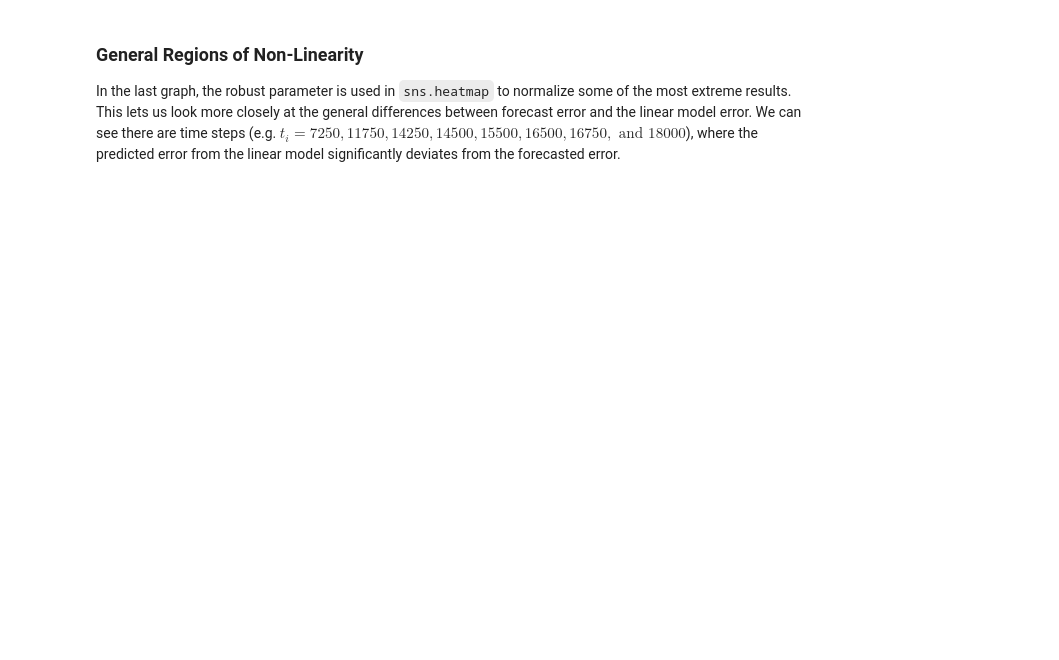
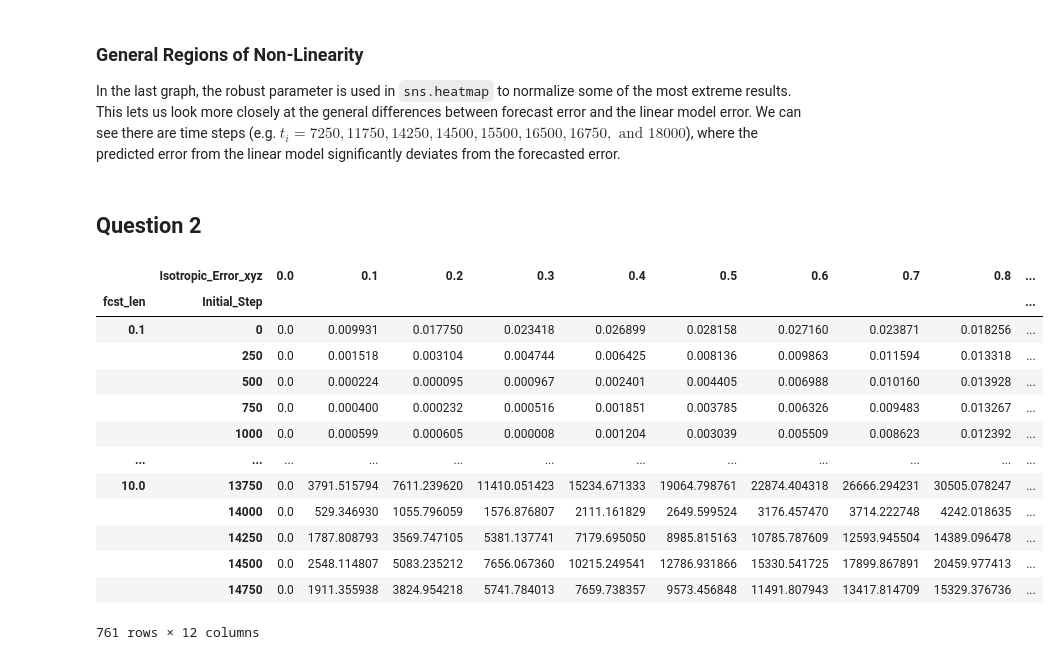
Before and after one commit to AidanJanney/ATOC4500_F24, a Jupyter notebook: Project_1/Project_1.ipynb, the cells around one changed output. Saved outputs shown, nothing was run; the diff lists cells and outputs as text; code cells hidden in the pictures; blank space fills up the shorter version.

```diff
--- a/Project_1/Project_1.ipynb
+++ b/Project_1/Project_1.ipynb
@@ -326,0 +363,2 @@ In the last graph, the robust parameter is used in `sns.heatmap` to normalize so
+# %% [markdown]
+## Question 2 ##
@@ -326,0 +383,68 @@ In the last graph, the robust parameter is used in `sns.heatmap` to normalize so
+# %%
+isotropic_range = [0.0,0.1,0.2,0.3,0.4,0.5,0.6,0.7,0.8,0.9,1.0]#,1.5,2.0,2.5,5.0,7.5,10.0]
+fcst_lengths = [0.1,0.2,0.3,0.4,0.5,0.75,1.0,2.5,5.0,10.0]
+error_difference_list = []
+fcst_error_list = []
+TLM_error_list = []
+#fcst_variation.index = fcst_lengths
+
+for iter_fcst_len in fcst_lengths:
+    #print(iter_fcst_len)
+    error_difference = pd.DataFrame(columns = isotropic_range)
+    TLM_error = pd.DataFrame(columns = isotropic_range)
+    fcst_error = pd.DataFrame(columns = isotropic_range)
+    for error in isotropic_range:
+        ## Get error and TLM for given frequency across all possible windows
+        window_result = find_error_for_windows(trajectories = (xtraj,ytraj,ztraj),fcst_len=iter_fcst_len,window_freq=250, ic_error=np.array([error,error,error]))
+        #TLM_comp = [[window[0], window[3]] for window in window_result]
+        #error_comp = np.array([np.array([window[0], window[1], window[2], np.abs(window[1]-window[2])]) for window in window_result])
+
+        error_difference[error] = np.array([np.abs(window[1]-window[2]) for window in window_result])
+        fcst_error[error] = np.array([window[2] for window in window_result])
+        TLM_error[error] = np.array([window[1] for window in window_result])
+
+    initial_steps = [window[0] for window in window_result] # extracting step intervals
+
+    ## Computing the Mean to Find the Largest Discrepancies
+    error_difference['Mean_Difference'] = error_difference.mean(axis=1)
+
+    error_difference.index = initial_steps
+    error_difference.index.name = "Initial_Step"
+    error_difference.columns.name = "Isotropic_Error_xyz"
+
+    fcst_error.index = initial_steps
+    fcst_error.index.name = "Initial_Step"
+    fcst_error.columns.name = "Isotropic_Error_xyz"
+
+    TLM_error.index = initial_steps
+    TLM_error.index.name = "Initial_Step"
+    TLM_error.columns.name = "Isotropic_Error_xyz"
+
+
+    error_difference_list.append(error_difference.assign(fcst_len=iter_fcst_len))
+    fcst_error_list.append(fcst_error.assign(fcst_len=iter_fcst_len))
+    TLM_error_list.append(TLM_error.assign(fcst_len=iter_fcst_len))
+
+
+# Concatenate all DataFrames and set MultiIndex
+error_difference_combined = pd.concat(error_difference_list).set_index('fcst_len', append=True)
+fcst_error_combined = pd.concat(fcst_error_list).set_index('fcst_len', append=True)
+TLM_error_combined = pd.concat(TLM_error_list).set_index('fcst_len', append=True)
+
+error_fcst_var = error_difference_combined.swaplevel('Initial_Step','fcst_len')
+error_fcst_var
+# %% [output]
+|  | Isotropic_Error_xyz | 0.0 | 0.1 | 0.2 | 0.3 | 0.4 | 0.5 | 0.6 | 0.7 | 0.8 | ... |
+| fcst_len | Initial_Step |  |  |  |  |  |  |  |  |  | ... |
+| 0.1 | 0 | 0.0 | 0.009931 | 0.017750 | 0.023418 | 0.026899 | 0.028158 | 0.027160 | 0.023871 | 0.018256 | ... |
+|  | 250 | 0.0 | 0.001518 | 0.003104 | 0.004744 | 0.006425 | 0.008136 | 0.009863 | 0.011594 | 0.013318 | ... |
+|  | 500 | 0.0 | 0.000224 | 0.000095 | 0.000967 | 0.002401 | 0.004405 | 0.006988 | 0.010160 | 0.013928 | ... |
+|  | 750 | 0.0 | 0.000400 | 0.000232 | 0.000516 | 0.001851 | 0.003785 | 0.006326 | 0.009483 | 0.013267 | ... |
+|  | 1000 | 0.0 | 0.000599 | 0.000605 | 0.000008 | 0.001204 | 0.003039 | 0.005509 | 0.008623 | 0.012392 | ... |
+| ... | ... | ... | ... | ... | ... | ... | ... | ... | ... | ... | ... |
+| 10.0 | 13750 | 0.0 | 3791.515794 | 7611.239620 | 11410.051423 | 15234.671333 | 19064.798761 | 22874.404318 | 26666.294231 | 30505.078247 | ... |
+|  | 14000 | 0.0 | 529.346930 | 1055.796059 | 1576.876807 | 2111.161829 | 2649.599524 | 3176.457470 | 3714.222748 | 4242.018635 | ... |
+|  | 14250 | 0.0 | 1787.808793 | 3569.747105 | 5381.137741 | 7179.695050 | 8985.815163 | 10785.787609 | 12593.945504 | 14389.096478 | ... |
+|  | 14500 | 0.0 | 2548.114807 | 5083.235212 | 7656.067360 | 10215.249541 | 12786.931866 | 15330.541725 | 17899.867891 | 20459.977413 | ... |
+|  | 14750 | 0.0 | 1911.355938 | 3824.954218 | 5741.784013 | 7659.738357 | 9573.456848 | 11491.807943 | 13417.814709 | 15329.376736 | ... |
+761 rows × 12 columns
```
Also changed, not shown: parts of 16 cells of this notebook.
